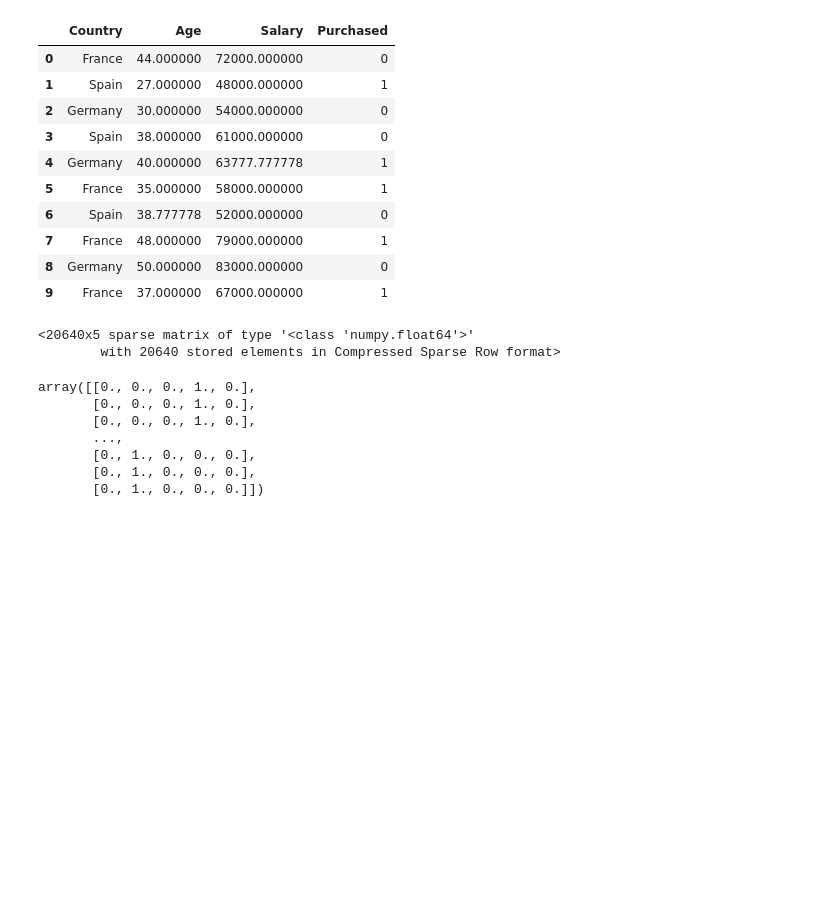
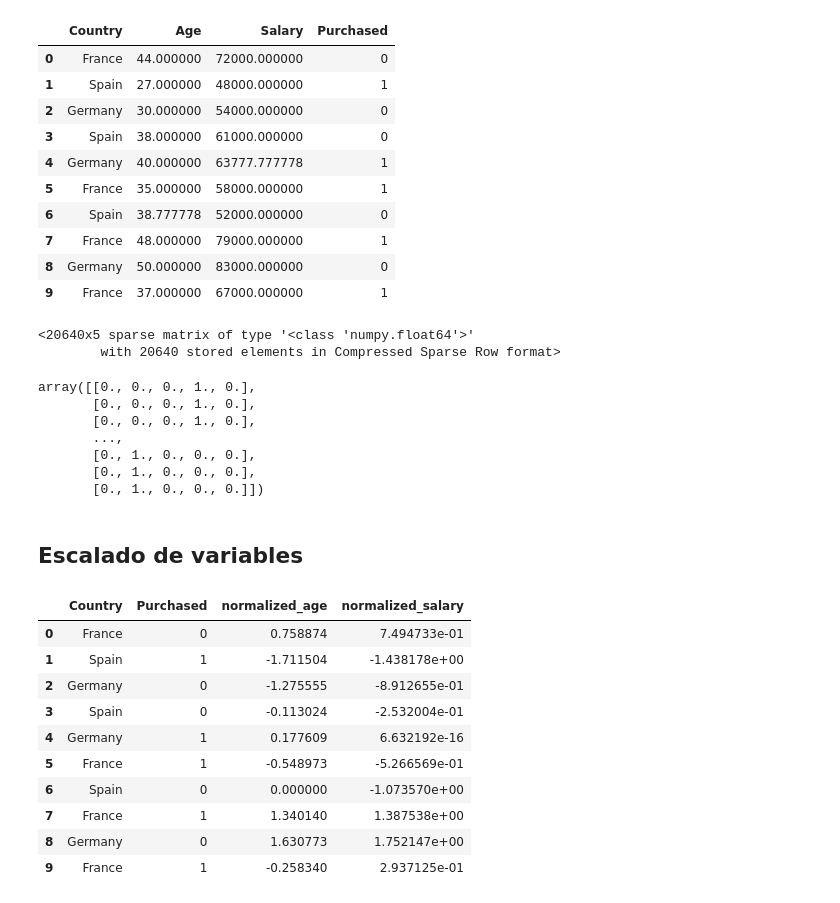
Before and after one commit to JmaldonadoRdV/Apuntes, a Jupyter notebook: AnalisisExploratorio/Preprocesado.ipynb, the cells around one changed output. Saved outputs shown, nothing was run; the diff lists cells and outputs as text; code cells hidden in the pictures; blank space fills up the shorter version.

```diff
--- a/AnalisisExploratorio/Preprocesado.ipynb
+++ b/AnalisisExploratorio/Preprocesado.ipynb
@@ -297,3 +310,26 @@ array([[0., 0., 0., 1., 0.],
        [0., 1., 0., 0., 0.],
        [0., 1., 0., 0., 0.],
        [0., 1., 0., 0., 0.]])
+# %% [markdown]
+## Escalado de variables
+# %%
+from sklearn.preprocessing import StandardScaler
+
+scaler =StandardScaler()
+purchase_df['normalized_age'] = scaler.fit_transform(purchase_df['Age'].values.reshape(-1,1))
+purchase_df['normalized_salary'] = scaler.fit_transform(purchase_df['Salary'].values.reshape(-1,1))
+# %%
+purchase_df = purchase_df.drop(['Age', 'Salary'], axis = 1)
+purchase_df
+# %% [output]
+|  | Country | Purchased | normalized_age | normalized_salary |
+| 0 | France | 0 | 0.758874 | 7.494733e-01 |
+| 1 | Spain | 1 | -1.711504 | -1.438178e+00 |
+| 2 | Germany | 0 | -1.275555 | -8.912655e-01 |
+| 3 | Spain | 0 | -0.113024 | -2.532004e-01 |
+| 4 | Germany | 1 | 0.177609 | 6.632192e-16 |
+| 5 | France | 1 | -0.548973 | -5.266569e-01 |
+| 6 | Spain | 0 | 0.000000 | -1.073570e+00 |
+| 7 | France | 1 | 1.340140 | 1.387538e+00 |
+| 8 | Germany | 0 | 1.630773 | 1.752147e+00 |
+| 9 | France | 1 | -0.258340 | 2.937125e-01 |
```
Also changed, not shown: parts of 23 cells of this notebook.
